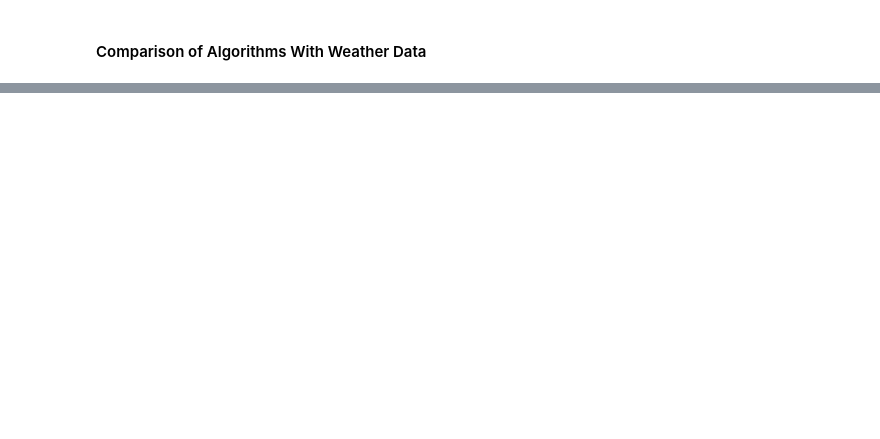
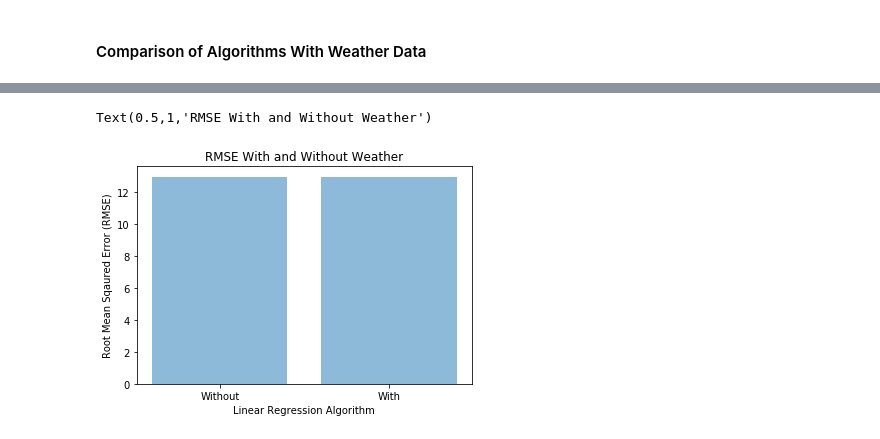
Before and after one commit to npalacio/IntroToAI, a Jupyter notebook: Homework/Project/Work/Flight Prediction.ipynb, the cells around one changed output, grey strips where cells are left out. Saved outputs shown, nothing was run; the diff lists cells and outputs as text; code cells hidden in the pictures; blank space fills up the shorter version.

```diff
--- a/Homework/Project/Work/Flight Prediction.ipynb
+++ b/Homework/Project/Work/Flight Prediction.ipynb
@@ -299,0 +571,9 @@ plt.title('RMSE by Algorithm')
+# %%
+plt.bar(y_pos, [comparisonDict['RootMeanSquErr'][0],comparisonDictWW['RootMeanSquErr'][0]], align='center', alpha=0.5)
+plt.xticks(y_pos, ('Without', 'With'))
+plt.ylabel('Root Mean Sqaured Error (RMSE)')
+plt.xlabel('Linear Regression Algorithm')
+plt.title('RMSE With and Without Weather')
+# %% [output]
+Text(0.5,1,'RMSE With and Without Weather')
+[figure, added]
```
Also changed, not shown: parts of 70 cells of this notebook.
